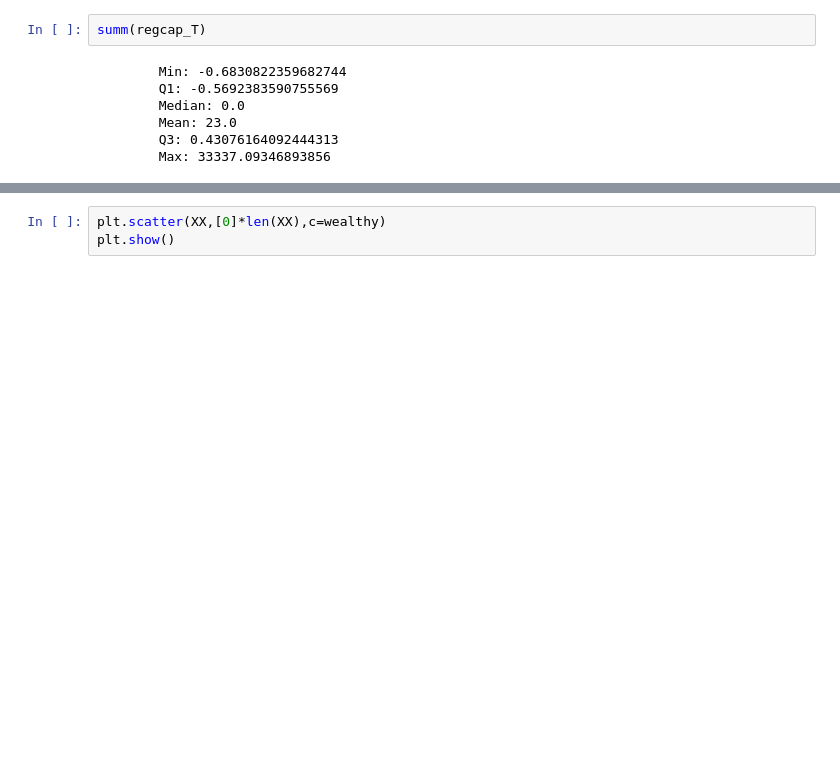
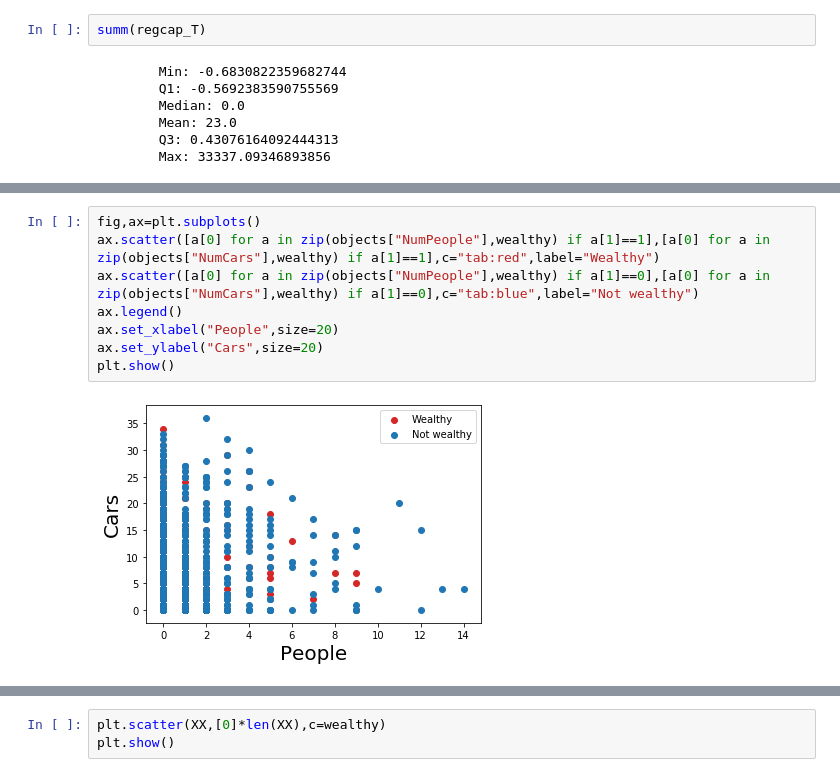
Before and after one commit to ivaroli/DataInTheWild, a Jupyter notebook: Analysis/Classifiers and Regression.ipynb, the cells around one changed output, grey strips where cells are left out. Cells and saved outputs as stored; diff of their text form; blank space fills up the shorter version.

```diff
--- a/Analysis/Classifiers and Regression.ipynb
+++ b/Analysis/Classifiers and Regression.ipynb
@@ -205,0 +234,10 @@ AttributeError: 'AxesSubplot' object has no attribute 'xlabels'
+# %%
+fig,ax=plt.subplots()
+ax.scatter([a[0] for a in zip(objects["NumPeople"],wealthy) if a[1]==1],[a[0] for a in zip(objects["NumCars"],wealthy) if a[1]==1],c="tab:red",label="Wealthy")
+ax.scatter([a[0] for a in zip(objects["NumPeople"],wealthy) if a[1]==0],[a[0] for a in zip(objects["NumCars"],wealthy) if a[1]==0],c="tab:blue",label="Not wealthy")
+ax.legend()
+ax.set_xlabel("People",size=20)
+ax.set_ylabel("Cars",size=20)
+plt.show()
+# %% [output]
+[figure, added]
```
Also changed, not shown: parts of 26 cells of this notebook.
